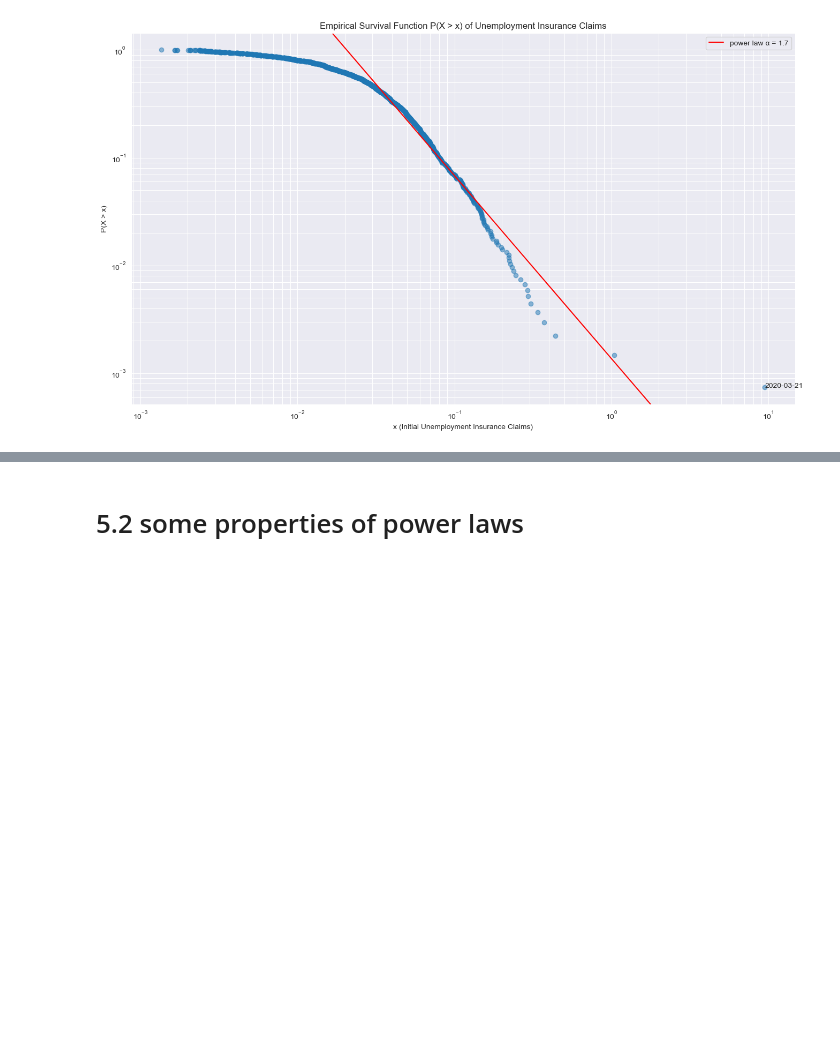
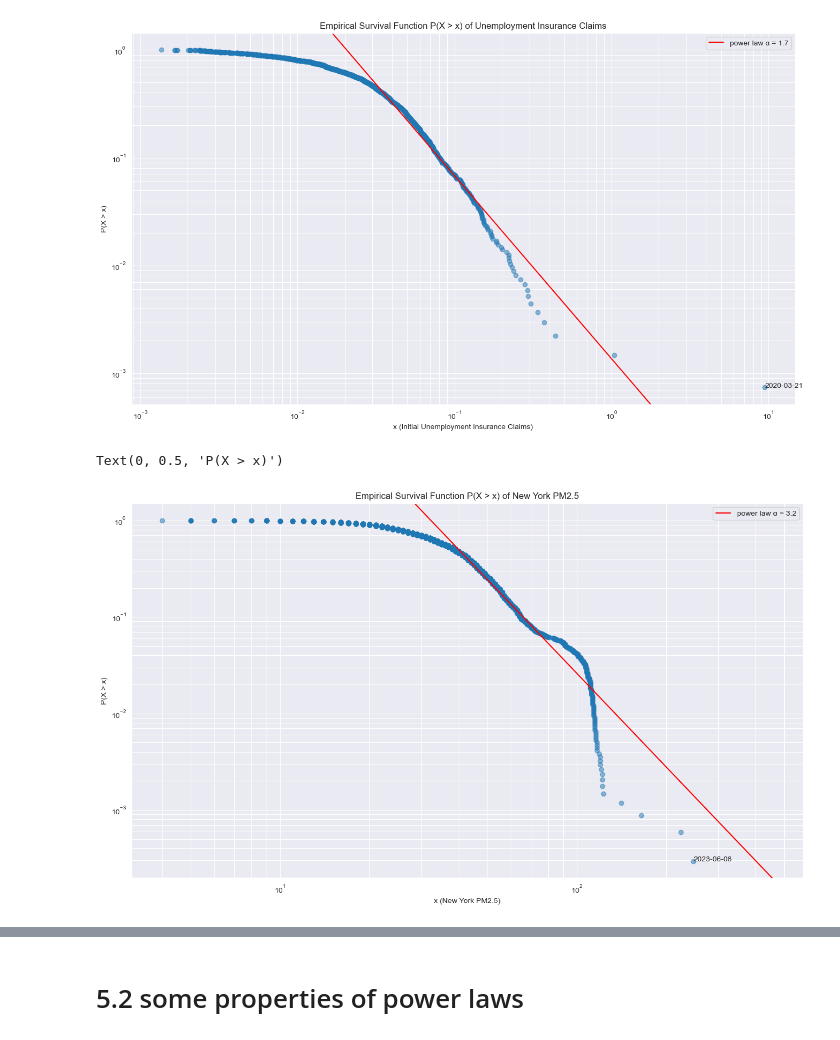
Before and after one commit to presian-abarov/Technical-Incerto-Python, a Jupyter notebook: 1 - Statistical Consequences of Fat Tails/Chapter-5.ipynb, the cells around one changed output, grey strips where cells are left out. Saved outputs shown, nothing was run; the diff lists cells and outputs as text; code cells hidden in the pictures; blank space fills up the shorter version.

```diff
--- a/1 - Statistical Consequences of Fat Tails/Chapter-5.ipynb
+++ b/1 - Statistical Consequences of Fat Tails/Chapter-5.ipynb
@@ -201,3 +201,29 @@ ax.set_ylabel('P(X > x)')
 # %% [output]
 Text(0, 0.5, 'P(X > x)')
 [figure]
+# %%
+air_quality = pd.read_csv('../data/new-york-air-quality.csv', index_col=0, parse_dates=True)
+air_quality.columns = air_quality.columns.str.replace(' ', '')
+def text_to_number(s):
+    try:
+        return float(s.replace(' ', ''))
+    except:
+        return np.nan
+for c in air_quality.columns:
+    air_quality[c] = air_quality[c].apply(text_to_number).astype(float)
+
+x = air_quality['pm25'].sort_index().dropna()
+grey_swan_date = x.abs().idxmax().strftime('%Y-%m-%d')
+
+pl = PowerLawEmpirical().fit(x)
+
+fig, ax = plt.subplots(figsize=(16, 9))
+pl.loglog_plot(ax=ax)
+ax.text(pl.x[-1], pl.sf[-1], grey_swan_date)
+ax.legend()
+ax.set_title('Empirical Survival Function P(X > x) of New York PM2.5')
+ax.set_xlabel('x (New York PM2.5)')
+ax.set_ylabel('P(X > x)')
+# %% [output]
+Text(0, 0.5, 'P(X > x)')
+[figure, added]
```
Also changed, not shown: parts of 5 cells of this notebook, 1 other file.
